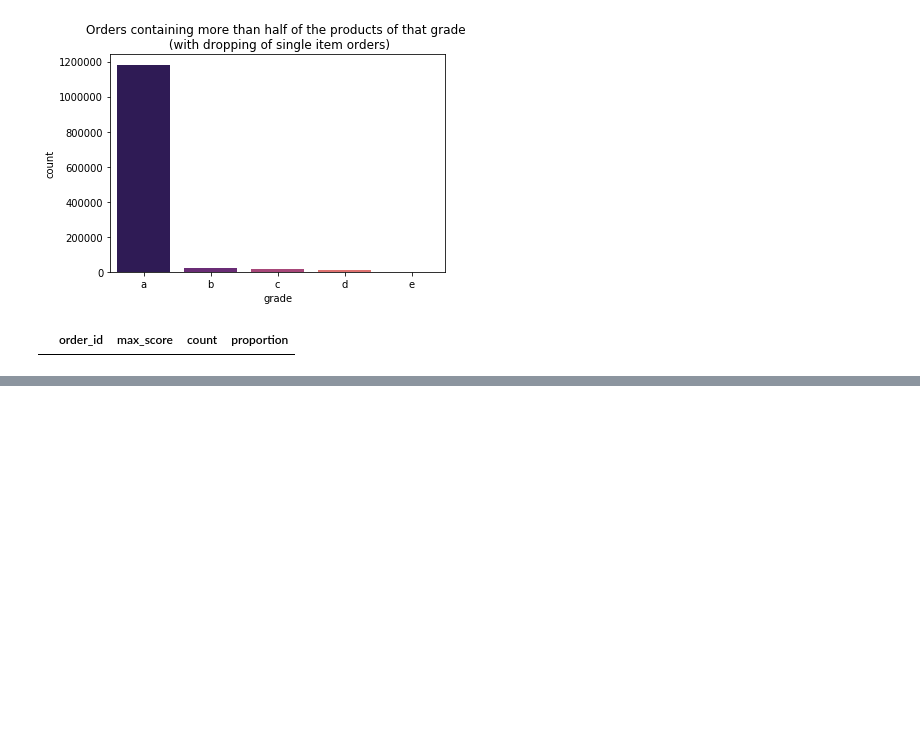
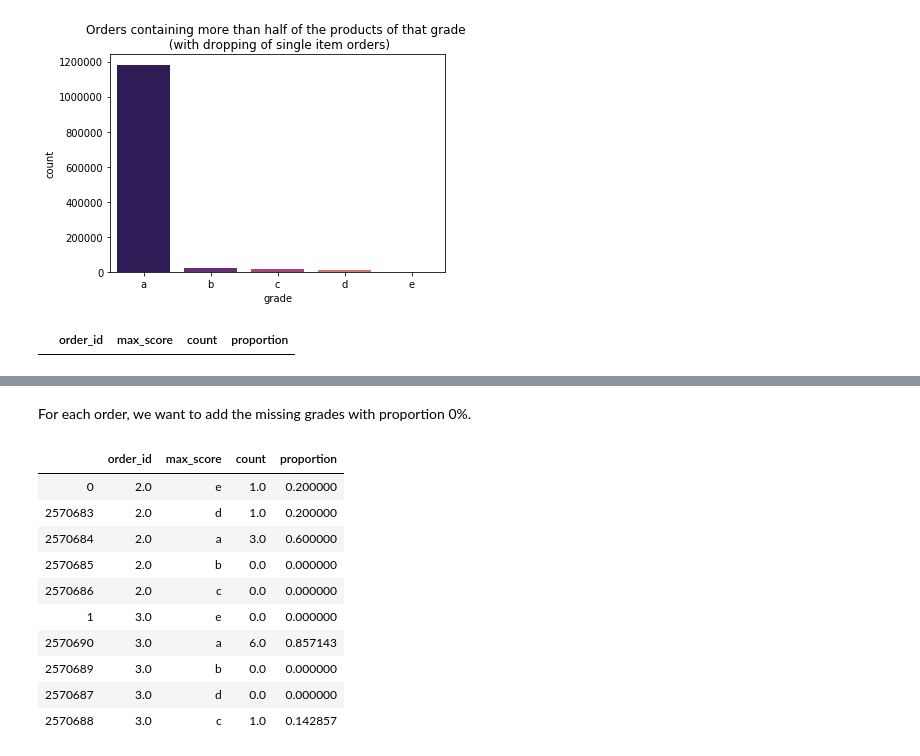
Before and after one commit to MarcBickel/project_gobigorgohome, a Jupyter notebook: project_notebook-Copy_cecile.ipynb, the cells around one changed output, grey strips where cells are left out. Saved outputs shown, nothing was run; the diff lists cells and outputs as text; code cells hidden in the pictures; blank space fills up the shorter version.

```diff
--- a/project_notebook-Copy_cecile.ipynb
+++ b/project_notebook-Copy_cecile.ipynb
@@ -727,0 +749,2 @@ prop_df_3[(prop_df_3.proportion > 0.5) & (prop_df_3.max_score == 'e')]
+# %% [markdown]
+For each order, we want to add the missing grades with proportion 0%.
@@ -727,0 +774,14 @@ prop_df_3[(prop_df_3.proportion > 0.5) & (prop_df_3.max_score == 'e')]
+# %%
+prop_df_4.head(10) # now contains also grades for which proportion is 0
+# %% [output]
+|  | order_id | max_score | count | proportion |
+| 0 | 2.0 | e | 1.0 | 0.200000 |
+| 2570683 | 2.0 | d | 1.0 | 0.200000 |
+| 2570684 | 2.0 | a | 3.0 | 0.600000 |
+| 2570685 | 2.0 | b | 0.0 | 0.000000 |
+| 2570686 | 2.0 | c | 0.0 | 0.000000 |
+| 1 | 3.0 | e | 0.0 | 0.000000 |
+| 2570690 | 3.0 | a | 6.0 | 0.857143 |
+| 2570689 | 3.0 | b | 0.0 | 0.000000 |
+| 2570687 | 3.0 | d | 0.0 | 0.000000 |
+| 2570688 | 3.0 | c | 1.0 | 0.142857 |
```
Also changed, not shown: parts of 13 cells of this notebook.
